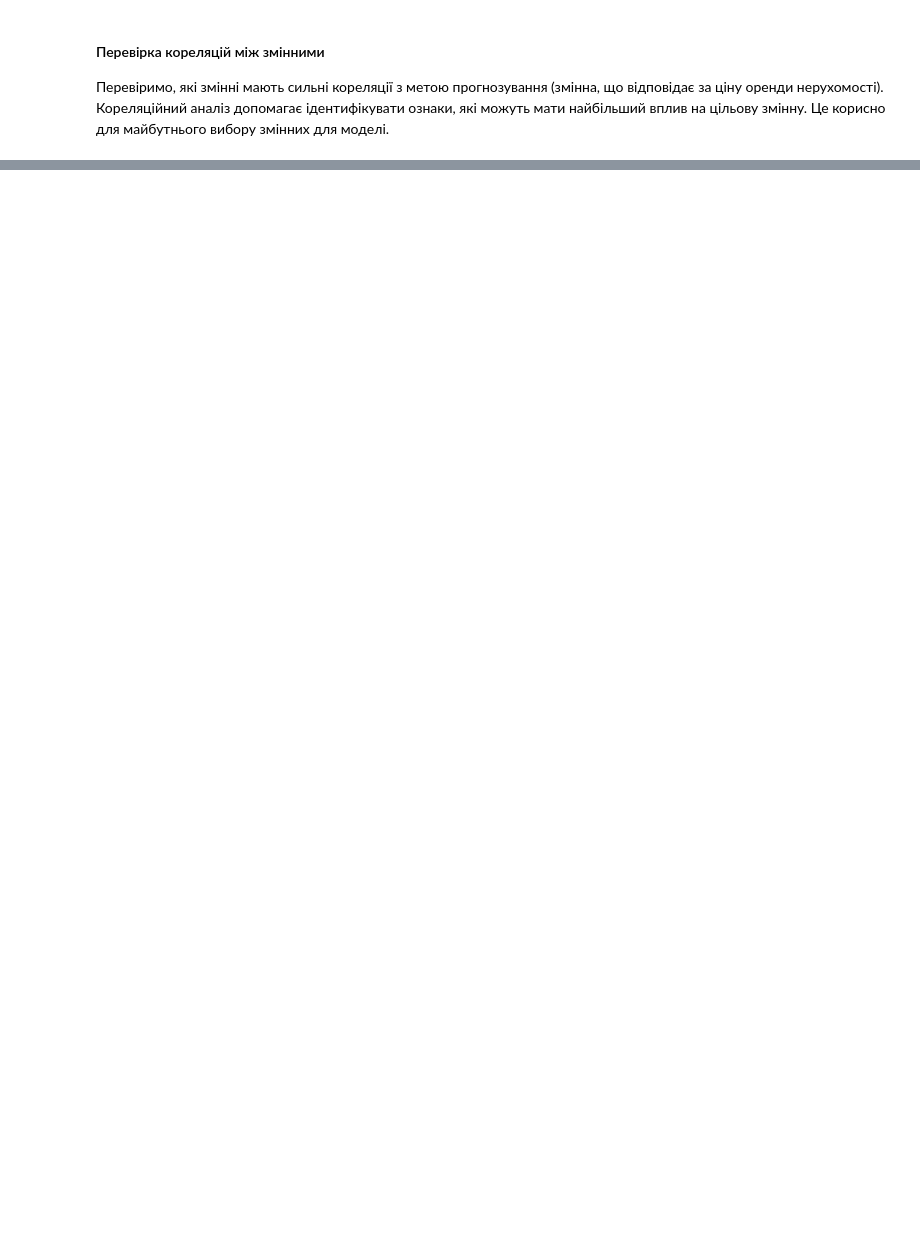
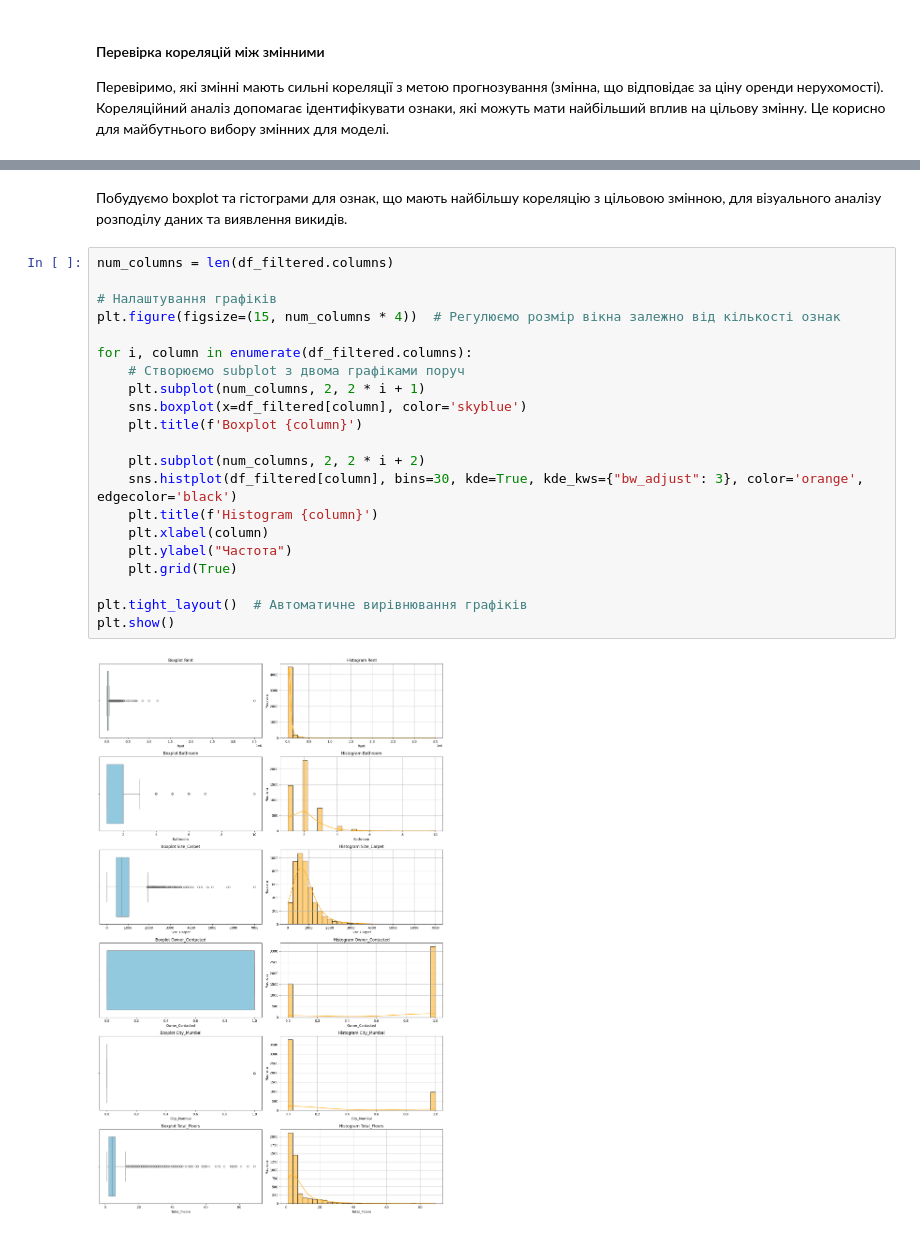
Before and after one commit to andriy-pro/goit-math-hw-10, a Jupyter notebook: src/math_task_10.ipynb, the cells around one changed output, grey strips where cells are left out. Cells and saved outputs as stored; diff of their text form; blank space fills up the shorter version.

```diff
--- a/src/math_task_10.ipynb
+++ b/src/math_task_10.ipynb
@@ -566,0 +805,25 @@ dtype: object
+# %% [markdown]
+Побудуємо boxplot та гістограми для ознак, що мають найбільшу кореляцію з цільовою змінною, для візуального аналізу розподілу даних та виявлення викидів.
+# %%
+num_columns = len(df_filtered.columns)
+
+# Налаштування графіків
+plt.figure(figsize=(15, num_columns * 4))  # Регулюємо розмір вікна залежно від кількості ознак
+
+for i, column in enumerate(df_filtered.columns):
+    # Створюємо subplot з двома графіками поруч
+    plt.subplot(num_columns, 2, 2 * i + 1)
+    sns.boxplot(x=df_filtered[column], color='skyblue')
+    plt.title(f'Boxplot {column}')
+
+    plt.subplot(num_columns, 2, 2 * i + 2)
+    sns.histplot(df_filtered[column], bins=30, kde=True, kde_kws={"bw_adjust": 3}, color='orange', edgecolor='black')
+    plt.title(f'Histogram {column}')
+    plt.xlabel(column)
+    plt.ylabel("Частота")
+    plt.grid(True)
+
+plt.tight_layout()  # Автоматичне вирівнювання графіків
+plt.show()
+# %% [output]
+[figure, added]
```
Also changed, not shown: parts of 36 cells of this notebook, 1 other file.
